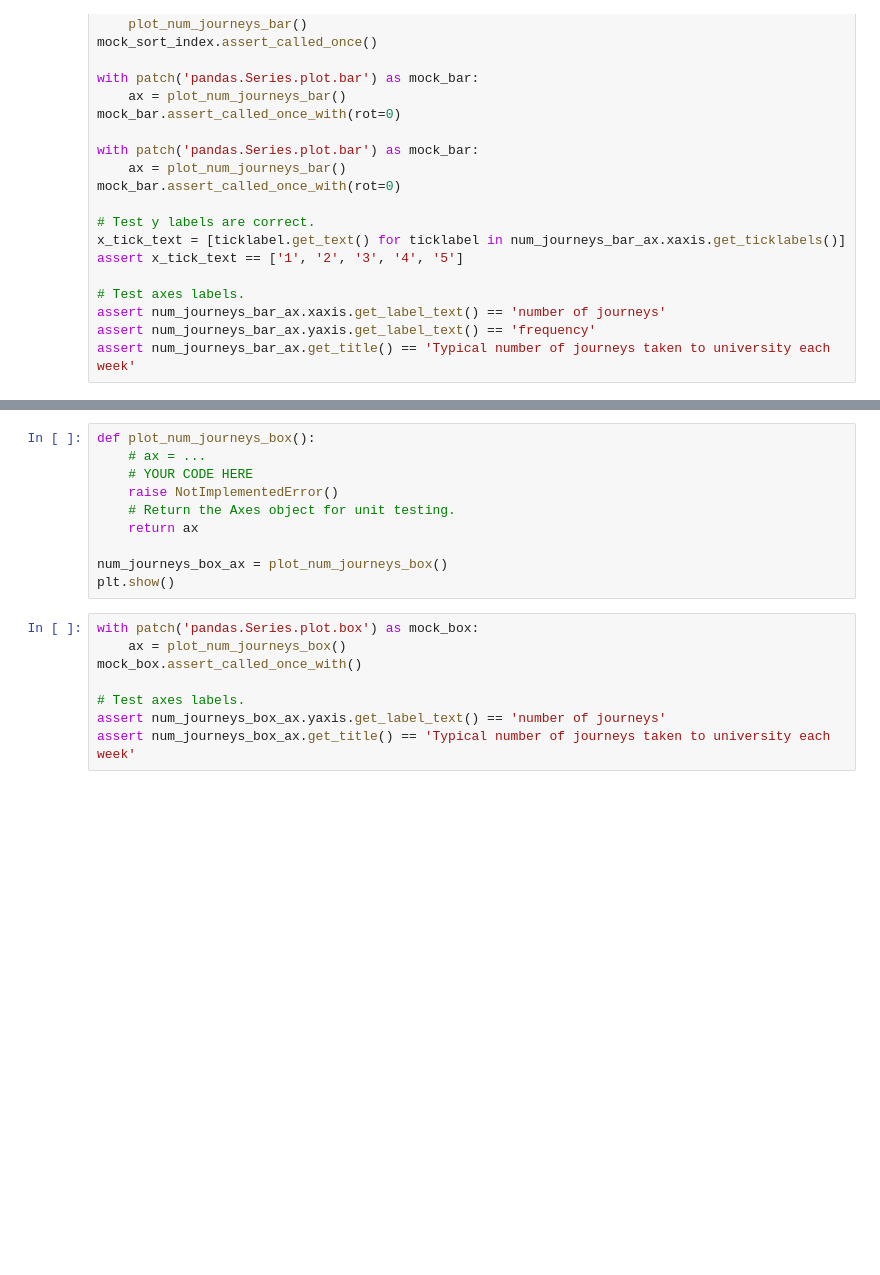
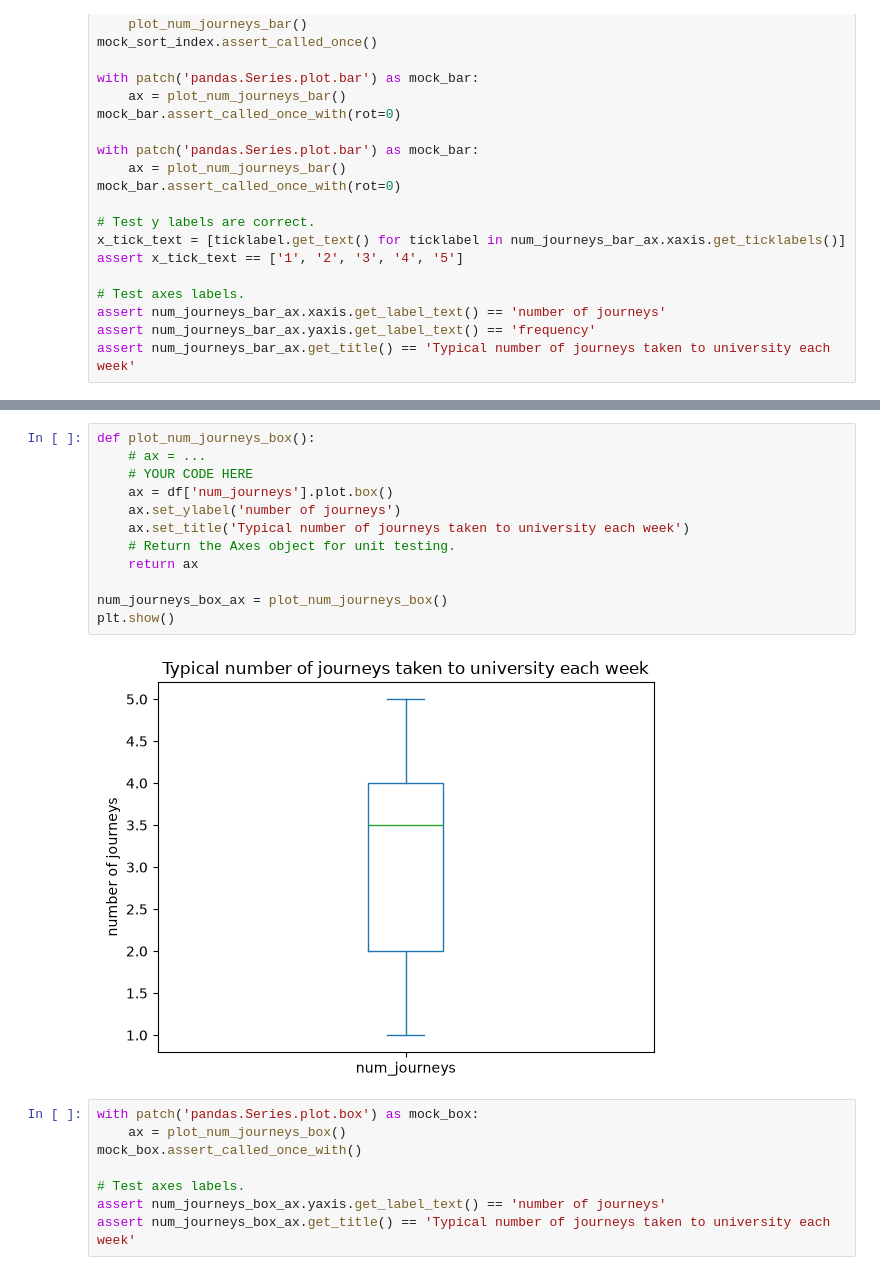
Before and after one commit to samuelsbenghe/year3-data-week5-lab, a Jupyter notebook: Descriptive statistics 1.ipynb, the cells around one changed output, grey strips where cells are left out. Drawn from its saved outputs; the diff is of its cells as text; blank space fills up the shorter version.

```diff
--- a/Descriptive statistics 1.ipynb
+++ b/Descriptive statistics 1.ipynb
@@ -389,13 +400,17 @@ We ususally wouldn't define a function to produce a simple plot like this, but w
 # %%
 def plot_num_journeys_box():
     # ax = ...
     # YOUR CODE HERE
-    raise NotImplementedError()
+    ax = df['num_journeys'].plot.box()
+    ax.set_ylabel('number of journeys')
+    ax.set_title('Typical number of journeys taken to university each week')
     # Return the Axes object for unit testing.
     return ax
 
 num_journeys_box_ax = plot_num_journeys_box()
 plt.show()
+# %% [output]
+[figure, added]
 # %%
 with patch('pandas.Series.plot.box') as mock_box:
     ax = plot_num_journeys_box()
```
Also changed, not shown: parts of 6 cells of this notebook.
